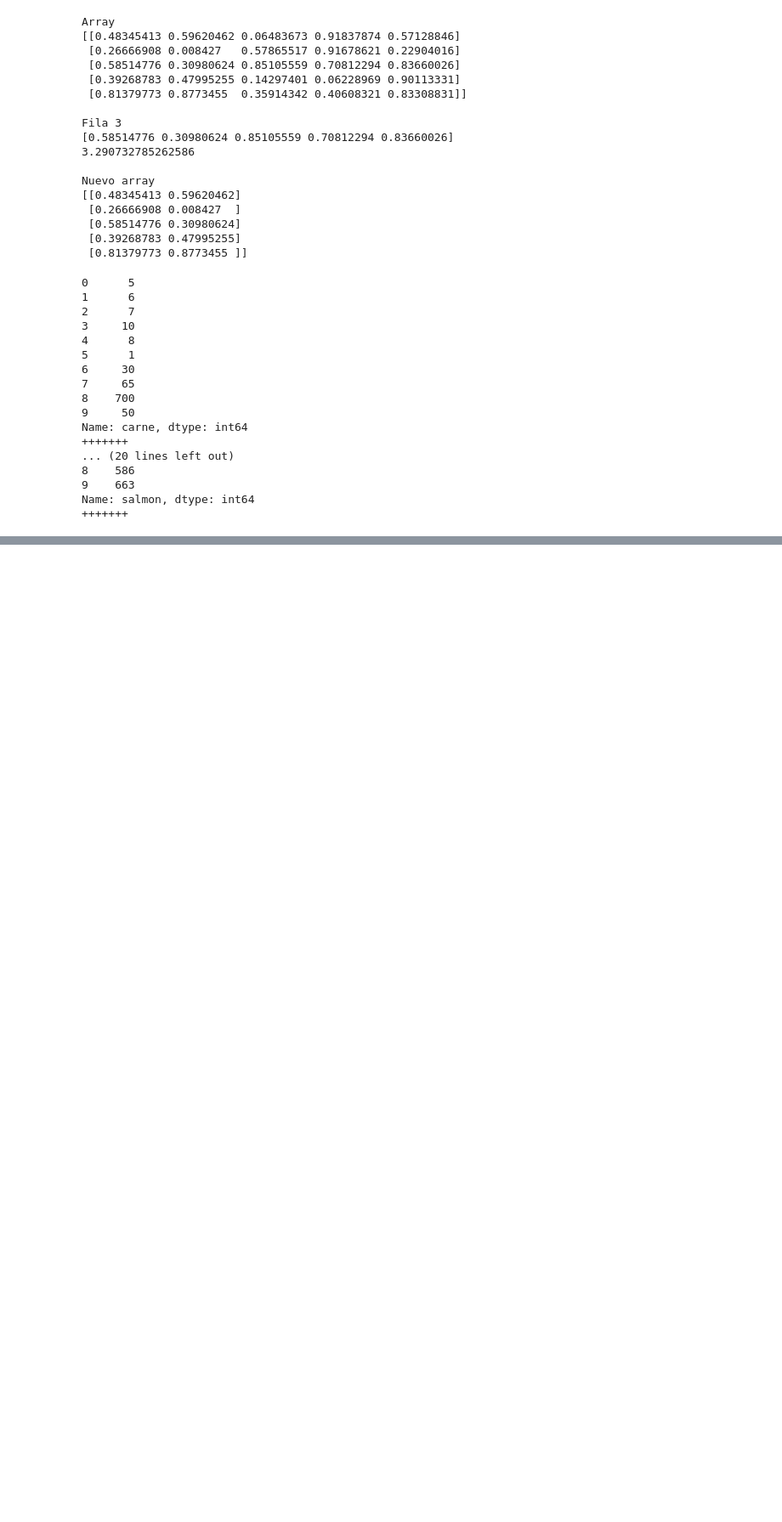
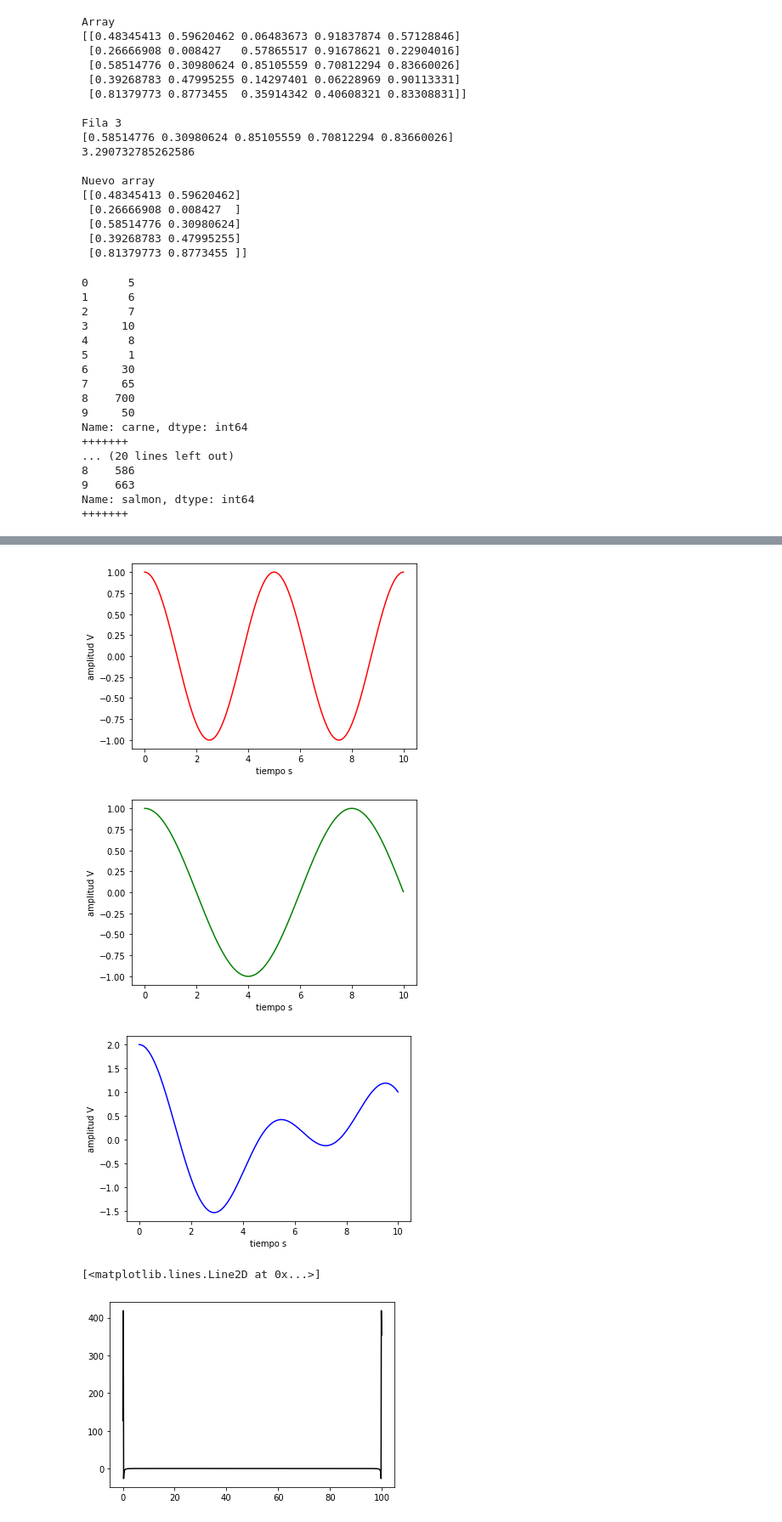
Before and after one commit to qgerman2/ml_labs, a Jupyter notebook: lab0.ipynb, the cells around one changed output, grey strips where cells are left out. Shown at 85% size. Cells and saved outputs as stored; diff of their text form; code cells hidden in the pictures; blank space fills up the shorter version.

Commit message:
ejercicio 12

```diff
--- a/lab0.ipynb
+++ b/lab0.ipynb
@@ -265,2 +281,46 @@ notas
 | Prueba 5 | 4.5 | 5.1 | 4.5 | 3.9 | 5.7 |
 | Prueba 6 | 6.9 | 6.0 | 5.7 | 6.3 | 5.9 |
+# %%
+#ejercicio 12
+#Crear una funcion que sea la suma de dos armonicos de frecuencias 5 Hz y 8 Hz, cada uno de
+#magnitud unitaria. Calcular la transformada rapida de Fourier de dicha funcion y graficar su
+#espectro en magnitud.
+
+t = np.arange(0,10,0.01)
+arm1 = np.cos(2/5*np.pi*t)
+arm2 = np.cos(1/4*np.pi*t)
+
+plt.plot(t, arm1, color='red')
+plt.xlabel('tiempo s')
+plt.ylabel('amplitud V')
+plt.show()
+
+plt.plot(t, arm2, color='green')
+plt.xlabel('tiempo s')
+plt.ylabel('amplitud V')
+plt.show()
+
+def armonico(arm1,arm2):
+    suma = arm1+arm2
+    return suma
+
+plt.plot(t, armonico(arm1,arm2), color='blue')
+plt.xlabel('tiempo s')
+plt.ylabel('amplitud V')
+plt.show()
+
+trf = np.fft.fft(armonico(arm1,arm2))
+trf = trf[range(int(len(armonico(arm1,arm2))))]
+tpCount = len(armonico(arm1,arm2))
+values  = np.arange(int(tpCount))
+timePeriod  = tpCount/100
+frequencies = values/timePeriod
+
+plt.plot(frequencies,trf,color='black')
+#trf
+# %% [output]
+[figure, added]
+[figure, added]
+[figure, added]
+[<matplotlib.lines.Line2D at 0x...>]
+[figure, added]
```
Also changed, not shown: parts of 4 cells of this notebook.
